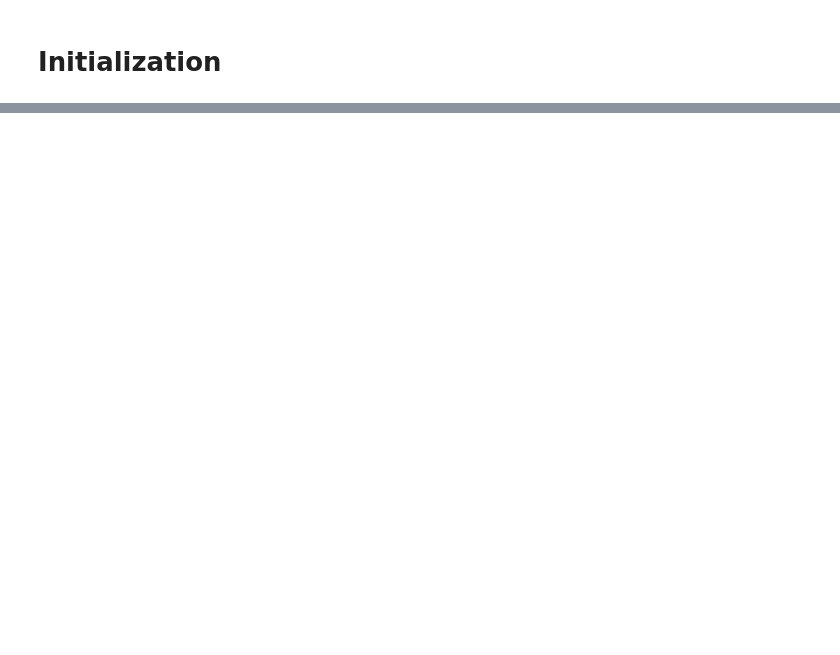
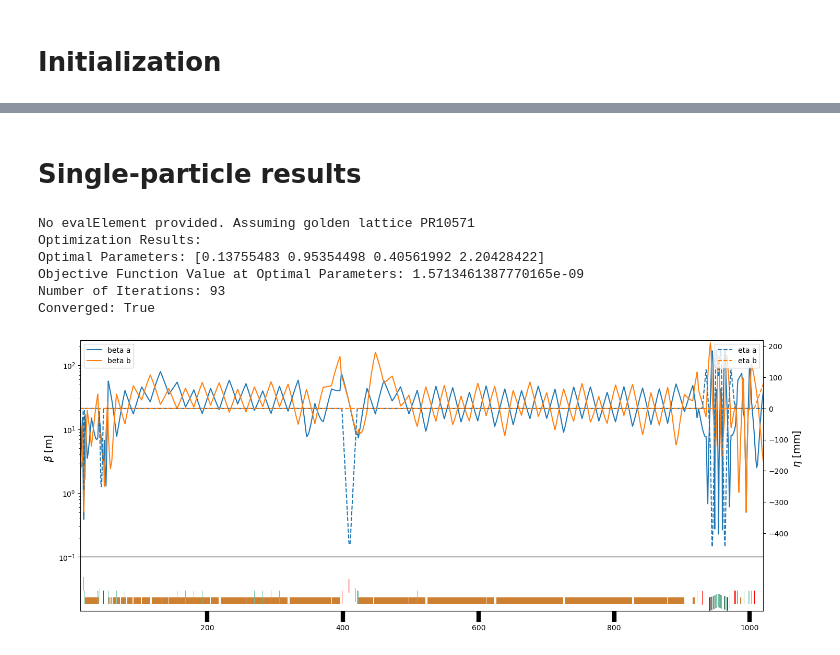
Before and after one commit to slaclab/FACET2-Bmad-PyTao, a Jupyter notebook: Example - Basic introduction.ipynb, the cells around one changed output, grey strips where cells are left out. Saved outputs shown, nothing was run; the diff lists cells and outputs as text; code cells hidden in the pictures; blank space fills up the shorter version.

```diff
--- a/Example - Basic introduction.ipynb
+++ b/Example - Basic introduction.ipynb
@@ -25,2 +25,5 @@ Optionally enable transverse wakefields
 File:      ~/Documents/SLAC/FACET2-S2E/UTILITY_quickstart.py
 Type:      function
+# %%
+#Initialize tao object for single-particle tracking only
+tao = initializeTao()
@@ -26,0 +38,17 @@ Type:      function
+# %% [markdown]
+# Single-particle results
+# %%
+# Ensure that the lattice matches the design at standard treaty point, PR10571
+launchTwissCorrection(tao)
+# %% [output]
+No evalElement provided. Assuming golden lattice PR10571
+Optimization Results:
+Optimal Parameters: [0.13755483 0.95354498 0.40561992 2.20428422]
+Objective Function Value at Optimal Parameters: 1.5713461387770165e-09
+Number of Iterations: 93
+Converged: True
+# %%
+# Plot the beta functions and dispersion throughout the whole linac
+floorplanPlot(tao)
+# %% [output]
+[figure, added]
```
Also changed, not shown: parts of 27 cells of this notebook, 7 other files.
